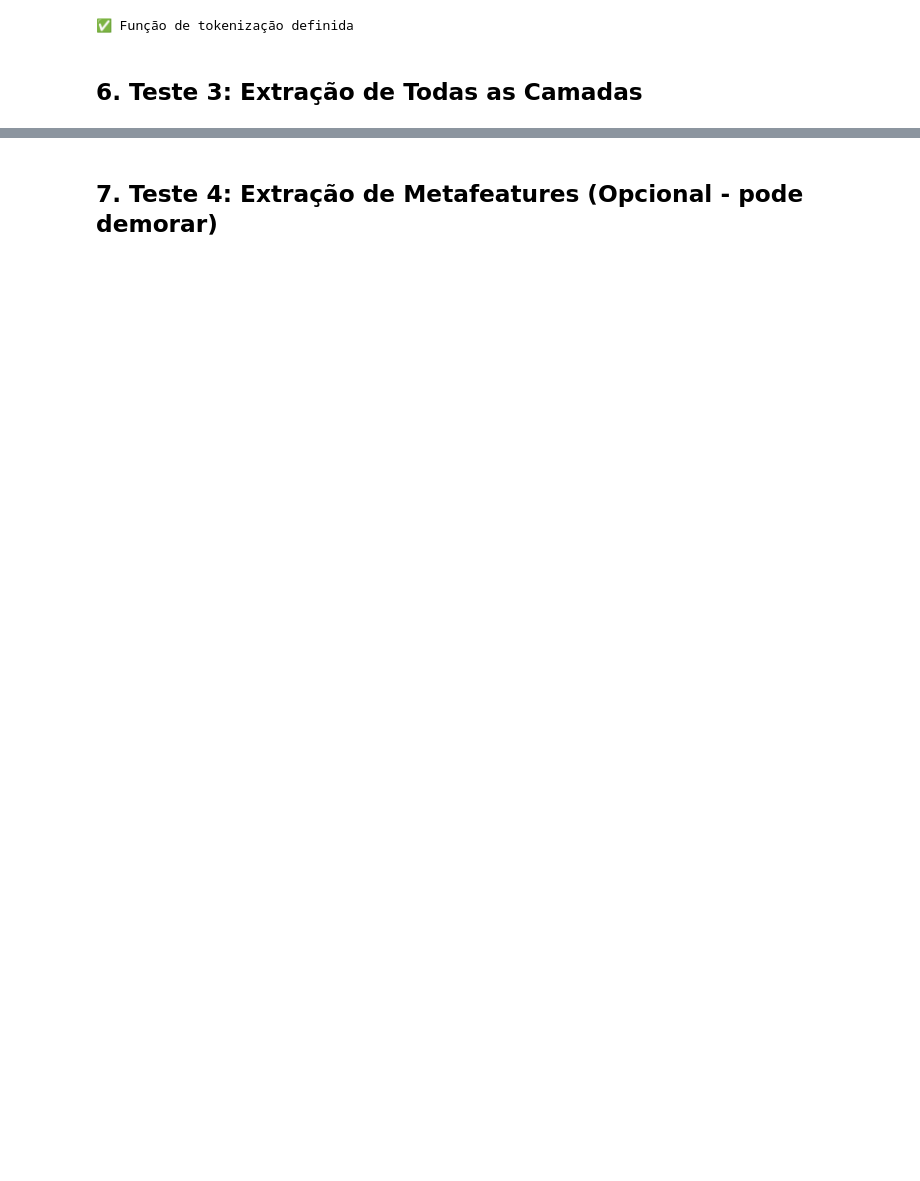
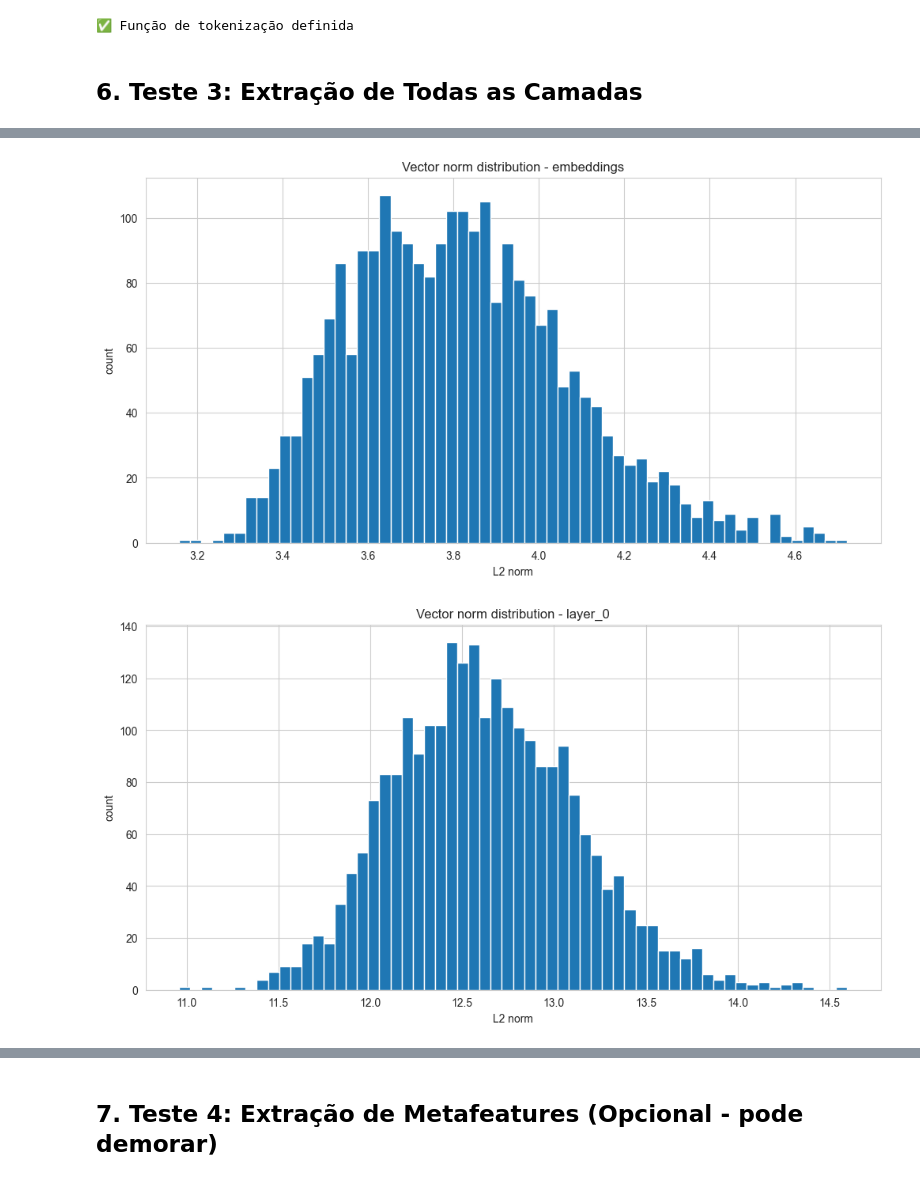
Before and after one commit to DouglasBergamim/unstructured-data-metafeatures, a Jupyter notebook: Notebooks/test_features_extraction.ipynb, the cells around one changed output, grey strips where cells are left out. Cells and saved outputs as stored; diff of their text form; code cells hidden in the pictures; blank space fills up the shorter version.

```diff
--- a/Notebooks/test_features_extraction.ipynb
+++ b/Notebooks/test_features_extraction.ipynb
@@ -392,11 +376,7 @@ print("✅ Função de tokenização definida")
 ## 6. Teste 3: Extração de Todas as Camadas
 # %%
 
-from datasets import concatenate_datasets
-
-split_names = ["train", "validation", "test"]
-datasets_list = [load_dataset("glue", "rte", split=split) for split in split_names]
-full_dataset = concatenate_datasets(datasets_list)
+full_dataset = load_dataset("glue", "rte", split="train")
 
 config = ExtractionConfig(
     batch_size=8,
@@ -404,8 +384,10 @@ config = ExtractionConfig(
     device="auto",
     pooling="mean",
     return_numpy=True,
-    output_path="features_extraction/full_rte_allsplits_features.npz"  # Salvar features em arquivo
+    output_path="../features_extraction/full_rte_allsplits_features.npz"  # Salvar features em arquivo
 )
+
+extractor = FeaturesExtraction(model, tokenizer)
 
 features_by_layer, labels_all = extractor.extract_all_layers(
     dataset=full_dataset,
@@ -444,0 +494,16 @@ Be aware, overflowing tokens are not returned for the setting you have chosen, i
+# %%
+def plot_norm_hist(features_by_layer, bins=60):
+    for ln, X in features_by_layer.items():
+        X = np.asarray(X)
+        norms = np.linalg.norm(X, axis=1)
+        plt.figure()
+        plt.hist(norms, bins=bins)
+        plt.title(f"Vector norm distribution - {ln}")
+        plt.xlabel("L2 norm")
+        plt.ylabel("count")
+        plt.show()
+
+plot_norm_hist(features_by_layer)
+# %% [output]
+[figure, added]
+[figure, added]
```
Also changed, not shown: parts of 23 cells of this notebook.
